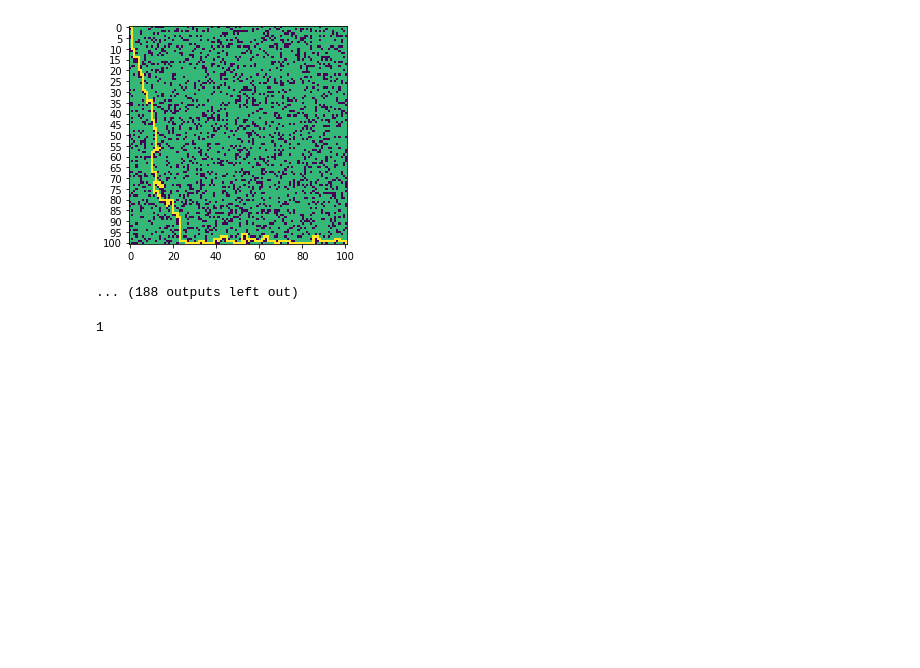
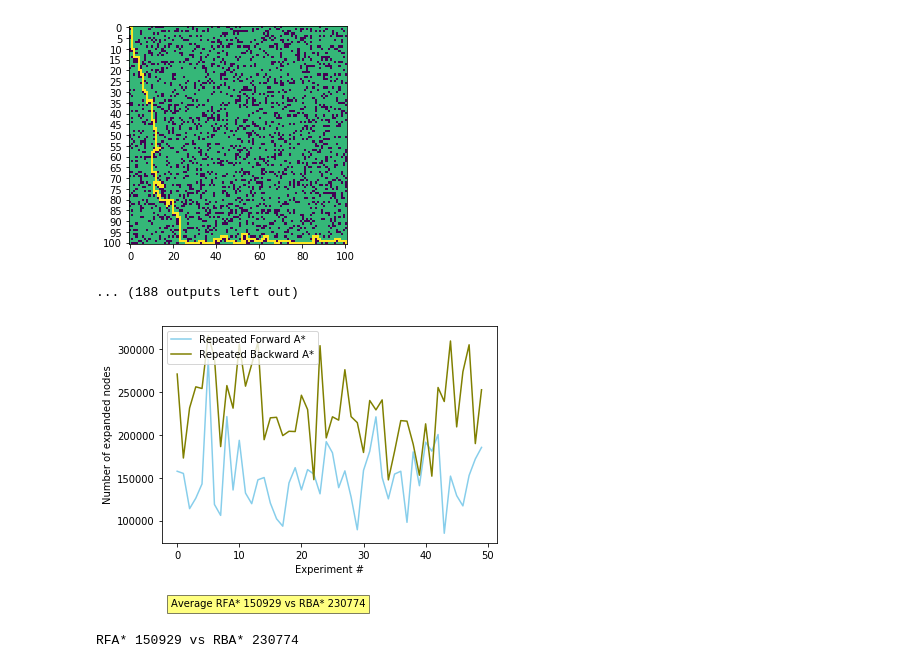
Before and after one commit to laxmanpottimuthi/AI, a Jupyter notebook: assignment1/delete_of_Intro_to_AI_Assignment.ipynb, the cells around one changed output. Saved outputs shown, nothing was run; the diff lists cells and outputs as text; code cells hidden in the pictures; blank space fills up the shorter version.

```diff
--- a/assignment1/delete_of_Intro_to_AI_Assignment.ipynb
+++ b/assignment1/delete_of_Intro_to_AI_Assignment.ipynb
@@ -782,7 +846,7 @@ for k in range(0,100):
     if can_reach:
         expanded_nodes_length_1.append(total_expanded_nodes)
 #     print(maze)
-    showMaze(maze,1)
+#     showMaze(maze,1)
 
 
     open_list = MinHeap()
@@ -798,6 +862,8 @@ for k in range(0,100):
     total_expanded_nodes, can_reach = AStarSearchBackwards(nodes,nodes[source_i][source_j],maze_for_second_run,nodes[destination_i][destination_j],open_list,adaptive)
     if can_reach:
         expanded_nodes_length_2.append(total_expanded_nodes)
+    if len(expanded_nodes_length_2) == 50:
+        break
 #     showMaze(maze_for_second_run,1)
 
 
@@ -841,7 +907,31 @@ count 5
 count 6
 [figure]
 ... (188 outputs left out)
-# %%
-maze[100][100]
-# %% [output]
-1
+# %%
+expanded_nodes_length_1 =  [157916, 155368, 114345, 126535, 143152, 288354, 119251, 106470, 221580, 136074, 193933, 132516, 120110, 147930, 150594, 120855, 102514, 93891, 144274, 162068, 136214, 159826, 154568, 131617, 192354, 179445, 138774, 158362, 127887, 89763, 158911, 181120, 221293, 150683, 125780, 154624, 157916, 98388, 180446, 141067, 191789, 181307, 200714, 85648, 152248, 129504, 117548, 153040, 172198, 185709]
+expanded_nodes_length_2 =  [271146, 173317, 231634, 256244, 254308, 315921, 290460, 186635, 257714, 231406, 305915, 257013, 282522, 308043, 194656, 220134, 220753, 199436, 204470, 204152, 246476, 229751, 148127, 304193, 196760, 221326, 217463, 276198, 221535, 214524, 179779, 240320, 229396, 241055, 147864, 181123, 216894, 216253, 189363, 153295, 213134, 152183, 255463, 239169, 309648, 209575, 273777, 305246, 190126, 252849]
+
+RFA = int(sum(expanded_nodes_length_1) / len(expanded_nodes_length_1))
+RBA = int(sum(expanded_nodes_length_2) / len(expanded_nodes_length_2))
+
+
+import numpy as np
+import pandas as pd
+
+df=pd.DataFrame({'x': range(0,len(expanded_nodes_length_1)), 'y1': expanded_nodes_length_1 })
+df1=pd.DataFrame({'x': range(0,len(expanded_nodes_length_2)), 'y2': expanded_nodes_length_2 })
+plt.plot( 'x', 'y1', data=df, color='skyblue', label = 'Forward A*')
+plt.plot( 'x', 'y2', data=df1, color='olive', label = 'Backward A*')
+plt.xlabel('Experiment #')
+plt.ylabel('Number of expanded nodes')
+plt.legend(['Repeated Forward A*', 'Repeated Backward A*'], loc='upper left')
+
+txt_string = 'Average RFA* ' + str(RFA) +' vs RBA* ' + str(RBA)
+
+plt.text(-1, 0, txt_string, bbox=dict(facecolor='yellow', alpha=0.5))
+
+plt.show()
+print('RFA*', RFA, 'vs RBA*', RBA )
+# %% [output]
+[figure, added]
+RFA* 150929 vs RBA* 230774
```
Also changed, not shown: parts of 4 cells of this notebook, 6 other files.
